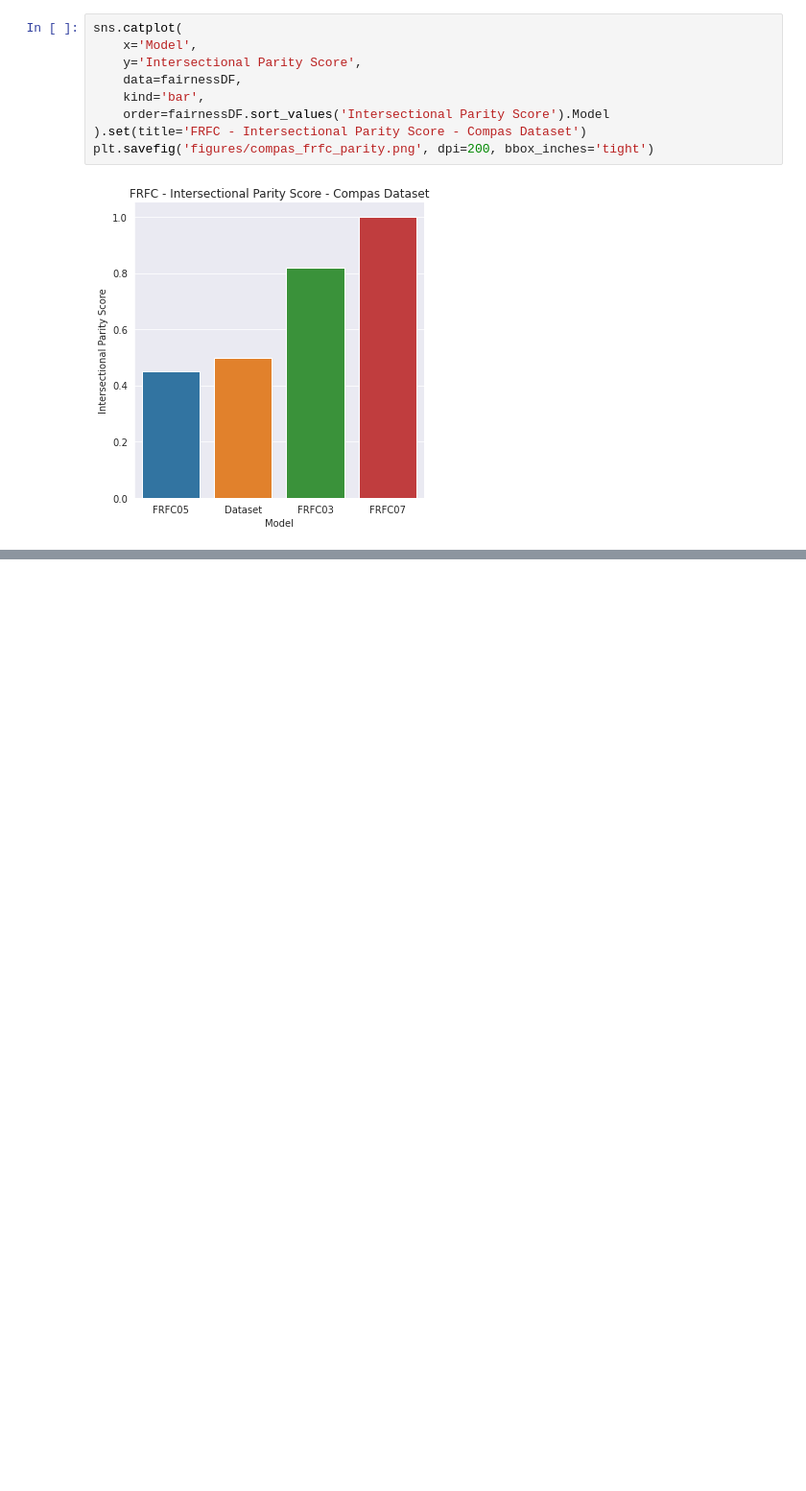
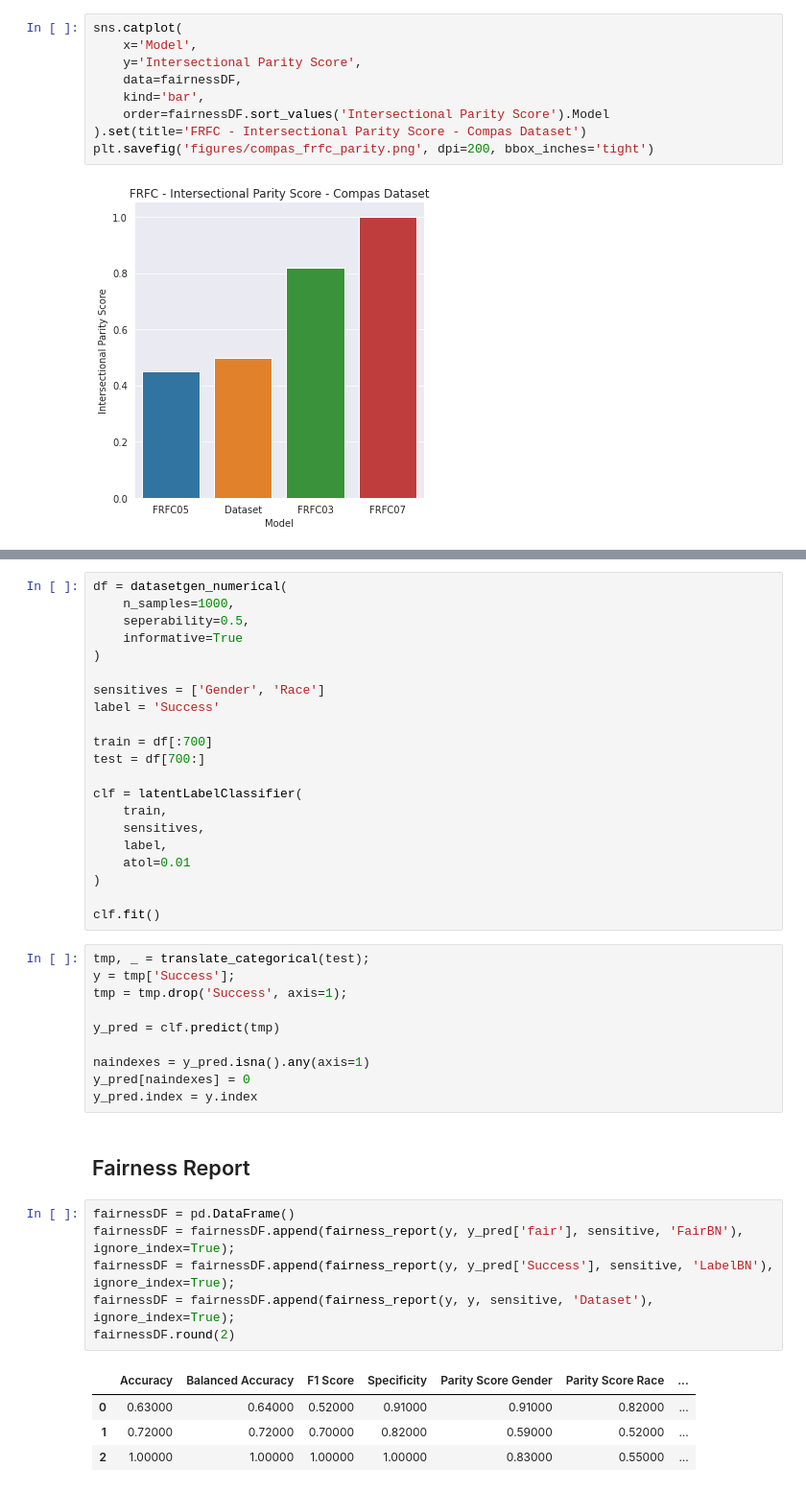
Before and after one commit to bcwein/Forseti, a Jupyter notebook: notebooks/model-evaluation.ipynb, the cells around one changed output, grey strips where cells are left out. Shown at 96% size. Drawn from its saved outputs; the diff is of its cells as text; blank space fills up the shorter version.

```diff
--- a/notebooks/model-evaluation.ipynb
+++ b/notebooks/model-evaluation.ipynb
@@ -451,0 +458,44 @@ plt.savefig('figures/compas_frfc_parity.png', dpi=200, bbox_inches='tight')
+# %%
+df = datasetgen_numerical(
+    n_samples=1000,
+    seperability=0.5,
+    informative=True
+)
+
+sensitives = ['Gender', 'Race']
+label = 'Success'
+
+train = df[:700]
+test = df[700:]
+
+clf = latentLabelClassifier(
+    train,
+    sensitives,
+    label,
+    atol=0.01
+)
+
+clf.fit()
+# %%
+tmp, _ = translate_categorical(test);
+y = tmp['Success'];
+tmp = tmp.drop('Success', axis=1);
+
+y_pred = clf.predict(tmp)
+
+naindexes = y_pred.isna().any(axis=1)
+y_pred[naindexes] = 0
+y_pred.index = y.index
+# %% [markdown]
+## Fairness Report
+# %%
+fairnessDF = pd.DataFrame()
+fairnessDF = fairnessDF.append(fairness_report(y, y_pred['fair'], sensitive, 'FairBN'), ignore_index=True);
+fairnessDF = fairnessDF.append(fairness_report(y, y_pred['Success'], sensitive, 'LabelBN'), ignore_index=True);
+fairnessDF = fairnessDF.append(fairness_report(y, y, sensitive, 'Dataset'), ignore_index=True);
+fairnessDF.round(2)
+# %% [output]
+|  | Accuracy | Balanced Accuracy | F1 Score | Specificity | Parity Score Gender | Parity Score Race | ... |
+| 0 | 0.63000 | 0.64000 | 0.52000 | 0.91000 | 0.91000 | 0.82000 | ... |
+| 1 | 0.72000 | 0.72000 | 0.70000 | 0.82000 | 0.59000 | 0.52000 | ... |
+| 2 | 1.00000 | 1.00000 | 1.00000 | 1.00000 | 0.83000 | 0.55000 | ... |
```
Also changed, not shown: parts of 2 cells of this notebook, 1 other file.
